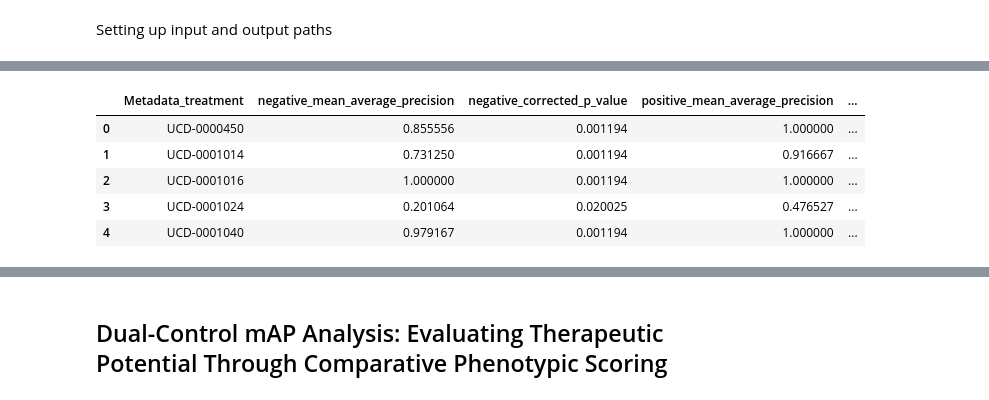
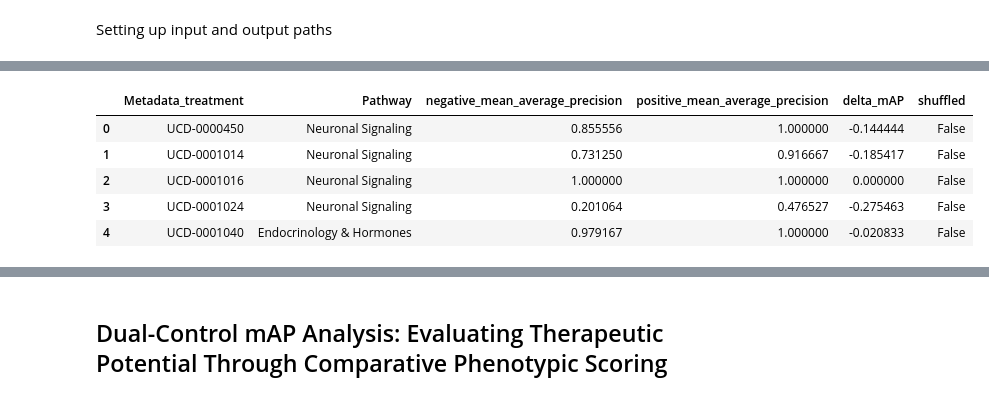
Before and after one commit to axiomcura/CFReT-screen-mAP-analysis, a Jupyter notebook: notebooks/1.map-analysis/2.map-analysis.ipynb, the cells around one changed output, grey strips where cells are left out. Drawn from its saved outputs; the diff is of its cells as text; code cells hidden in the pictures.

```diff
--- a/notebooks/1.map-analysis/2.map-analysis.ipynb
+++ b/notebooks/1.map-analysis/2.map-analysis.ipynb
@@ -34,31 +320,74 @@ Here, we are loading the mAP scores generated using both positive and negative c
 # %%
+# columns that we are interested in
 interested_cols = ["Metadata_treatment", "mean_average_precision", "corrected_p_value"]
+
+# loading in the pathway information for each treatment
 pathway_df = pd.read_csv(pathway_info)[["UCD ID", "Pathway"]]
+
+# treatment mAP scores generated from original data
 nc_map_df = pd.read_csv(nc_dmso_map_path)[interested_cols]
 pc_map_df = pd.read_csv(pc_dmso_map_path)[interested_cols]
 
-# rename columns
-nc_map_df = nc_map_df.rename(columns={"mean_average_precision":"negative_mean_average_precision", "corrected_p_value":"negative_corrected_p_value"})
-pc_map_df = pc_map_df.rename(columns={"mean_average_precision":"positive_mean_average_precision", "corrected_p_value":"positive_corrected_p_value"})
+# treatment mAP scores generated from shuffled data
+shuffled_nc_map_df = pd.read_csv(shuffled_nc_dmso_map_path)[interested_cols]
+shuffled_pc_map_df = pd.read_csv(shuffled_pc_dmso_map_path)[interested_cols]
+
+# rename columns for mAP scores generated from both original and shuffled
+nc_map_df = rename_map_columns(nc_map_df, "negative")
+pc_map_df = rename_map_columns(pc_map_df, "positive")
+shuffled_nc_map_df = rename_map_columns(shuffled_nc_map_df, "negative")
+shuffled_pc_map_df = rename_map_columns(shuffled_pc_map_df, "positive")
 
 # merge both together
-all_map_df = nc_map_df.merge(pc_map_df, on="Metadata_treatment", how="inner")
+all_shuffled_trt_map_df = shuffled_nc_map_df.merge(
+    shuffled_pc_map_df, on="Metadata_treatment", how="inner"
+)
+all_trt_map_df = nc_map_df.merge(pc_map_df, on="Metadata_treatment", how="inner")
 
 # checking if none of the data has been dropped after
-all_merged_df_rows = all_map_df.shape[0]
-assert all_merged_df_rows == nc_map_df.shape[0] and all_merged_df_rows == pc_map_df.shape[0], "Row entries are not the same, missing some compounds after merge"
+all_merged_df_rows = all_trt_map_df.shape[0]
+assert (
+    all_merged_df_rows == nc_map_df.shape[0]
+    and all_merged_df_rows == pc_map_df.shape[0]
+), "Row entries are not the same, missing some compounds after merge"
+assert (
+    all_merged_df_rows == shuffled_nc_map_df.shape[0]
+    and all_merged_df_rows == shuffled_pc_map_df.shape[0]
+), "Row entries are not the same, missing some compounds after merge"
 
-# calculating delta mAP
-all_map_df["delta_mAP"] = (
-    all_map_df["negative_mean_average_precision"]
-    - all_map_df["positive_mean_average_precision"]
-)
+# Apply the function to both original and shuffled data to calculate delta mAP
+all_trt_map_df = calculate_delta_map(all_trt_map_df)
+all_shuffled_trt_map_df = calculate_delta_map(all_shuffled_trt_map_df)
 
-# now leta add pathway information into this data
-all_map_df = all_map_df.merge(pathway_df, left_on="Metadata_treatment", right_on="UCD ID", how="inner")
-all_map_df = all_map_df.drop(columns="UCD ID")
-assert all_map_df.shape[0] == all_merged_df_rows, "Row entries are not the same, missing some compounds"
+# Apply the function to both original and shuffled data to add pathway information
+all_trt_map_df = add_pathway_info(all_trt_map_df, pathway_df)
+all_shuffled_trt_map_df = add_pathway_info(all_shuffled_trt_map_df, pathway_df)
 
-print(all_map_df.shape)
-all_map_df.head()
+# checking if none of the data has been dropped after merging
+assert (
+    all_trt_map_df.shape[0] == all_merged_df_rows
+    and all_shuffled_trt_map_df.shape[0] == all_merged_df_rows
+), "Row entries are not the same, missing some compounds"
+
+# add the "shuffled" label before concatenating the data
+all_trt_map_df["shuffled"] = False
+all_shuffled_trt_map_df["shuffled"] = True
+
+# concatenate the two dataframes
+all_trt_map_df = pd.concat([all_trt_map_df, all_shuffled_trt_map_df])
+
+# filter down to the columns that we only need
+all_trt_map_df = all_trt_map_df[
+    [
+        "Metadata_treatment",
+        "Pathway",
+        "negative_mean_average_precision",
+        "positive_mean_average_precision",
+        "delta_mAP",
+        "shuffled",
+    ]
+]
+
+print(all_trt_map_df.shape)
+all_trt_map_df.head()
 # %% [output]
@@ -66,6 +395,6 @@ all_map_df.head()
-|  | Metadata_treatment | negative_mean_average_precision | negative_corrected_p_value | positive_mean_average_precision | ... |
-| 0 | UCD-0000450 | 0.855556 | 0.001194 | 1.000000 | ... |
-| 1 | UCD-0001014 | 0.731250 | 0.001194 | 0.916667 | ... |
-| 2 | UCD-0001016 | 1.000000 | 0.001194 | 1.000000 | ... |
-| 3 | UCD-0001024 | 0.201064 | 0.020025 | 0.476527 | ... |
-| 4 | UCD-0001040 | 0.979167 | 0.001194 | 1.000000 | ... |
+|  | Metadata_treatment | Pathway | negative_mean_average_precision | positive_mean_average_precision | delta_mAP | shuffled |
+| 0 | UCD-0000450 | Neuronal Signaling | 0.855556 | 1.000000 | -0.144444 | False |
+| 1 | UCD-0001014 | Neuronal Signaling | 0.731250 | 0.916667 | -0.185417 | False |
+| 2 | UCD-0001016 | Neuronal Signaling | 1.000000 | 1.000000 | 0.000000 | False |
+| 3 | UCD-0001024 | Neuronal Signaling | 0.201064 | 0.476527 | -0.275463 | False |
+| 4 | UCD-0001040 | Endocrinology & Hormones | 0.979167 | 1.000000 | -0.020833 | False |
```
Also changed, not shown: parts of 19 cells of this notebook, 36 other files.
